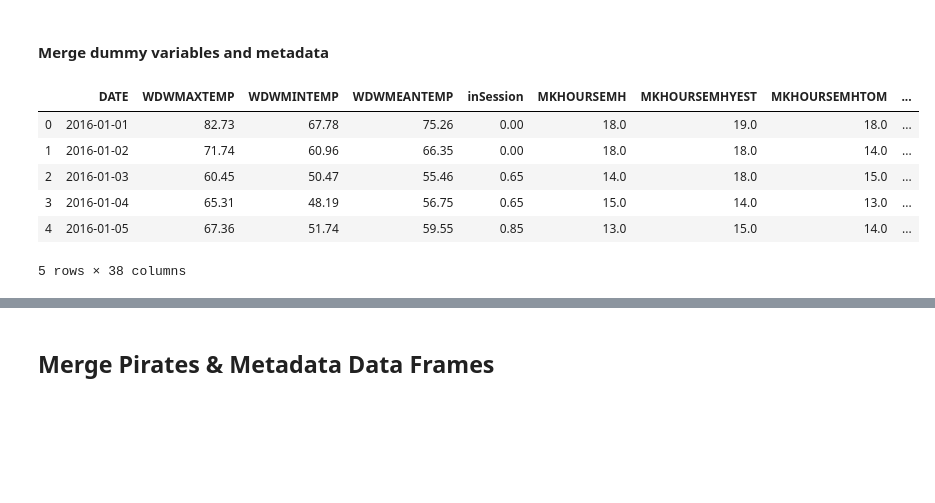
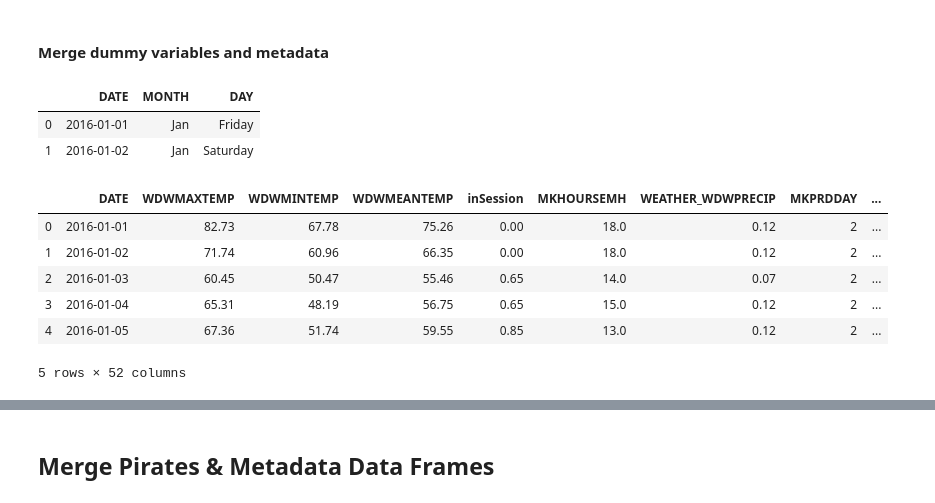
Before and after one commit to Torreylee1028/Disney-World-Wait-Times, a Jupyter notebook: Pirates_DataPrep_EDA.ipynb, the cells around one changed output, grey strips where cells are left out. Cells and saved outputs as stored; diff of their text form; code cells hidden in the pictures; blank space fills up the shorter version.

```diff
--- a/Pirates_DataPrep_EDA.ipynb
+++ b/Pirates_DataPrep_EDA.ipynb
@@ -640,0 +856,4 @@ metadata.head()
+# %%
+# concat with metadata df
+metadata = pd.concat([metadata, sunset_dummy], axis=1)
+metadata.head(2)
@@ -641,3 +864,6 @@ metadata.head()
+# %%
+# drop SUNSET_WDW from metadata
+metadata.drop(labels='SUNSET_WDW', axis=1, inplace=True)
 # %% [markdown]
 #### Summary Statistics for Metadata
 # %%
@@ -746,6 +972,6 @@ plt.show()
 # %% [markdown]
 ### Dummy Variables for Categorical Variables
 # %%
-metadata_cat = pd.DataFrame(metadata, columns=['WDWSEASON', 'PARTYSEASON_WDW', 'DAY'])
+metadata_cat = pd.DataFrame(metadata, columns=['WDWSEASON', 'PARTYSEASON_WDW', 'MONTH', 'DAY'])
 metadata_cat
 # %% [output]
@@ -765,5 +991,5 @@ metadata_cat
 # %%
 # get dummy variables
-metadata_dummy = pd.get_dummies(metadata_cat, prefix=['SEASON_', 'PARTY_', 'DAY_'])
+metadata_dummy = pd.get_dummies(metadata_cat, prefix=['SEASON', 'PARTY', 'MONTH', 'DAY'])
 metadata_dummy
 # %% [output]
@@ -806,17 +1035,23 @@ DAY__Wednesday
+# %%
+# create date df for future use
+dates_df = pd.DataFrame(meta, columns=['DATE', 'MONTH', 'DAY'])
+dates_df.head(2)
+# %% [output]
+|  | DATE | MONTH | DAY |
+| 0 | 2016-01-01 | Jan | Friday |
+| 1 | 2016-01-02 | Jan | Saturday |
 # %%
-#concat the two dataframes
-meta = pd.concat([metadata, metadata_dummy], axis=1)
-#drop columns
-meta.drop(labels=['WDWSEASON', 'PARTYSEASON_WDW', 'DAY'], axis=1, inplace=True)
+#drop columns from meta
+meta.drop(labels=['WDWSEASON', 'PARTYSEASON_WDW', 'MONTH', 'DAY'], axis=1, inplace=True)
 meta.head()
 # %% [output]
-|  | DATE | WDWMAXTEMP | WDWMINTEMP | WDWMEANTEMP | inSession | MKHOURSEMH | MKHOURSEMHYEST | MKHOURSEMHTOM | ... |
-| 0 | 2016-01-01 | 82.73 | 67.78 | 75.26 | 0.00 | 18.0 | 19.0 | 18.0 | ... |
-| 1 | 2016-01-02 | 71.74 | 60.96 | 66.35 | 0.00 | 18.0 | 18.0 | 14.0 | ... |
-| 2 | 2016-01-03 | 60.45 | 50.47 | 55.46 | 0.65 | 14.0 | 18.0 | 15.0 | ... |
-| 3 | 2016-01-04 | 65.31 | 48.19 | 56.75 | 0.65 | 15.0 | 14.0 | 13.0 | ... |
-| 4 | 2016-01-05 | 67.36 | 51.74 | 59.55 | 0.85 | 13.0 | 15.0 | 14.0 | ... |
+|  | DATE | WDWMAXTEMP | WDWMINTEMP | WDWMEANTEMP | inSession | MKHOURSEMH | WEATHER_WDWPRECIP | MKPRDDAY | ... |
+| 0 | 2016-01-01 | 82.73 | 67.78 | 75.26 | 0.00 | 18.0 | 0.12 | 2 | ... |
+| 1 | 2016-01-02 | 71.74 | 60.96 | 66.35 | 0.00 | 18.0 | 0.12 | 2 | ... |
+| 2 | 2016-01-03 | 60.45 | 50.47 | 55.46 | 0.65 | 14.0 | 0.07 | 2 | ... |
+| 3 | 2016-01-04 | 65.31 | 48.19 | 56.75 | 0.65 | 15.0 | 0.12 | 2 | ... |
+| 4 | 2016-01-05 | 67.36 | 51.74 | 59.55 | 0.85 | 13.0 | 0.12 | 2 | ... |
-5 rows × 38 columns
+5 rows × 52 columns
 # %%
 meta.dtypes
 # %% [output]
```
Also changed, not shown: parts of 58 cells of this notebook, 2 other files.
